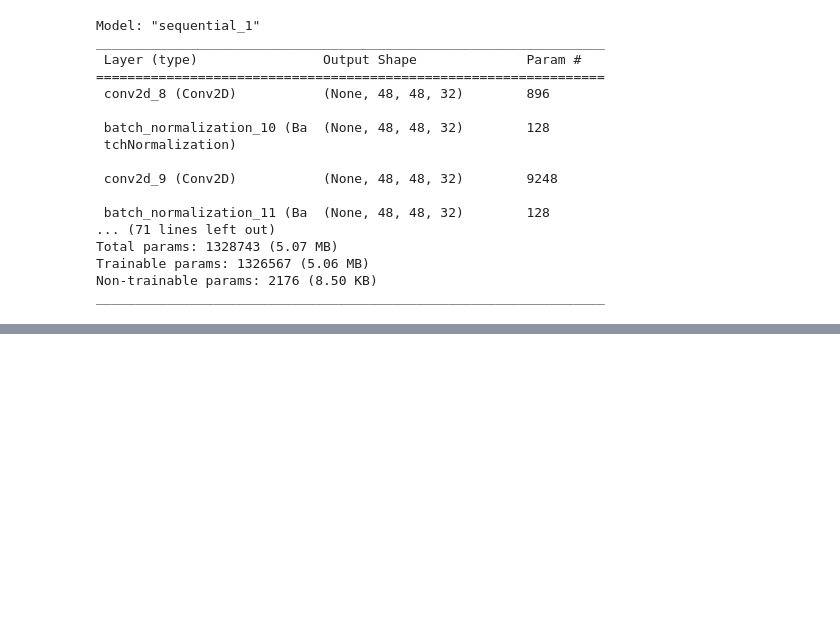
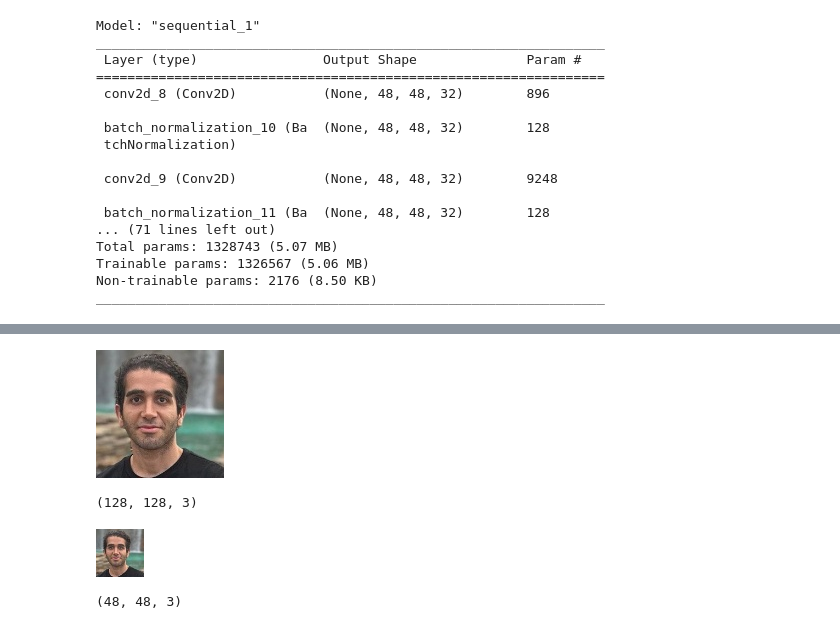
Before and after one commit to ArianFotouhi/FaceEmotionDetector, a Jupyter notebook: emotion_detector.ipynb, the cells around one changed output, grey strips where cells are left out. Saved outputs shown, nothing was run; the diff lists cells and outputs as text; code cells hidden in the pictures; blank space fills up the shorter version.

```diff
--- a/emotion_detector.ipynb
+++ b/emotion_detector.ipynb
@@ -203,0 +315,19 @@ _________________________________________________________________
+# %%
+roi_ = image[2:2 + 128, 30:30 + 128]
+
+display(Image(data=cv2.imencode('.jpg', roi_)[1].tobytes()))
+# %% [output]
+[figure, added]
+# %%
+roi_.shape
+# %% [output]
+(128, 128, 3)
+# %%
+roi = cv2.resize(roi_, (48, 48))
+display(Image(data=cv2.imencode('.jpg', roi)[1].tobytes()))
+# %% [output]
+[figure, added]
+# %%
+roi.shape
+# %% [output]
+(48, 48, 3)
```
Also changed, not shown: parts of 29 cells of this notebook.
